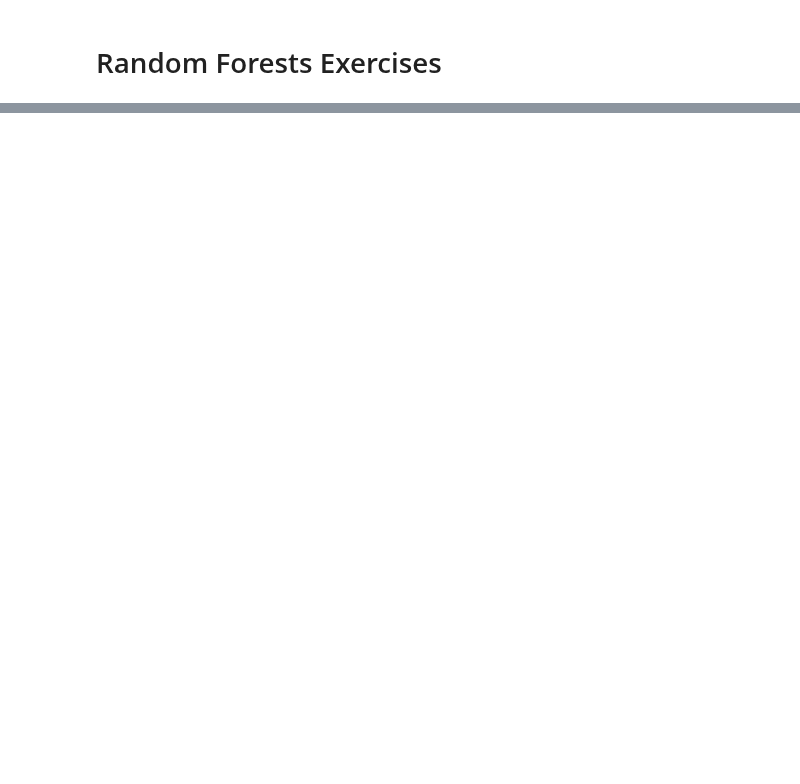
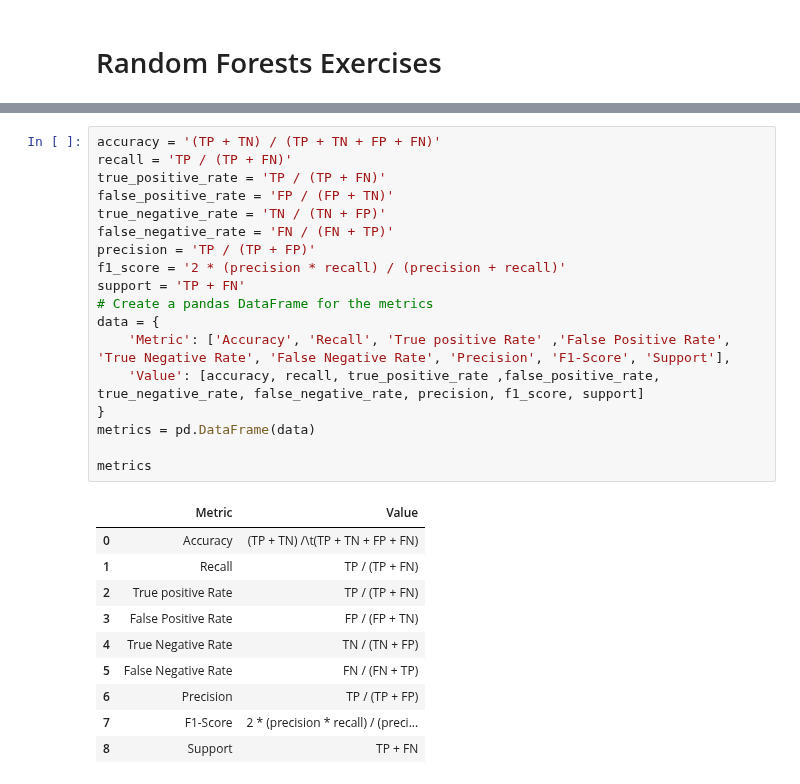
Before and after one commit to Marc-Aradillas/Classification_exercises.ipynb, a Jupyter notebook: random_forests.ipynb, the cells around one changed output, grey strips where cells are left out. Drawn from its saved outputs; the diff is of its cells as text; blank space fills up the shorter version.

```diff
--- a/random_forests.ipynb
+++ b/random_forests.ipynb
@@ -27,0 +196,29 @@ import seaborn as sns
+# %%
+accuracy = '(TP + TN) /	(TP + TN + FP + FN)'
+recall = 'TP / (TP + FN)'
+true_positive_rate = 'TP / (TP + FN)'
+false_positive_rate = 'FP / (FP + TN)'
+true_negative_rate = 'TN / (TN + FP)'
+false_negative_rate = 'FN / (FN + TP)'
+precision = 'TP / (TP + FP)'
+f1_score = '2 * (precision * recall) / (precision + recall)'
+support = 'TP + FN'
+# Create a pandas DataFrame for the metrics
+data = {
+    'Metric': ['Accuracy', 'Recall', 'True positive Rate' ,'False Positive Rate', 'True Negative Rate', 'False Negative Rate', 'Precision', 'F1-Score', 'Support'],
+    'Value': [accuracy, recall, true_positive_rate ,false_positive_rate, true_negative_rate, false_negative_rate, precision, f1_score, support]
+}
+metrics = pd.DataFrame(data)
+
+metrics
+# %% [output]
+|  | Metric | Value |
+| 0 | Accuracy | (TP + TN) /\t(TP + TN + FP + FN) |
+| 1 | Recall | TP / (TP + FN) |
+| 2 | True positive Rate | TP / (TP + FN) |
+| 3 | False Positive Rate | FP / (FP + TN) |
+| 4 | True Negative Rate | TN / (TN + FP) |
+| 5 | False Negative Rate | FN / (FN + TP) |
+| 6 | Precision | TP / (TP + FP) |
+| 7 | F1-Score | 2 * (precision * recall) / (preci... |
+| 8 | Support | TP + FN |
```
Also changed, not shown: parts of 39 cells of this notebook, 2 other files.
